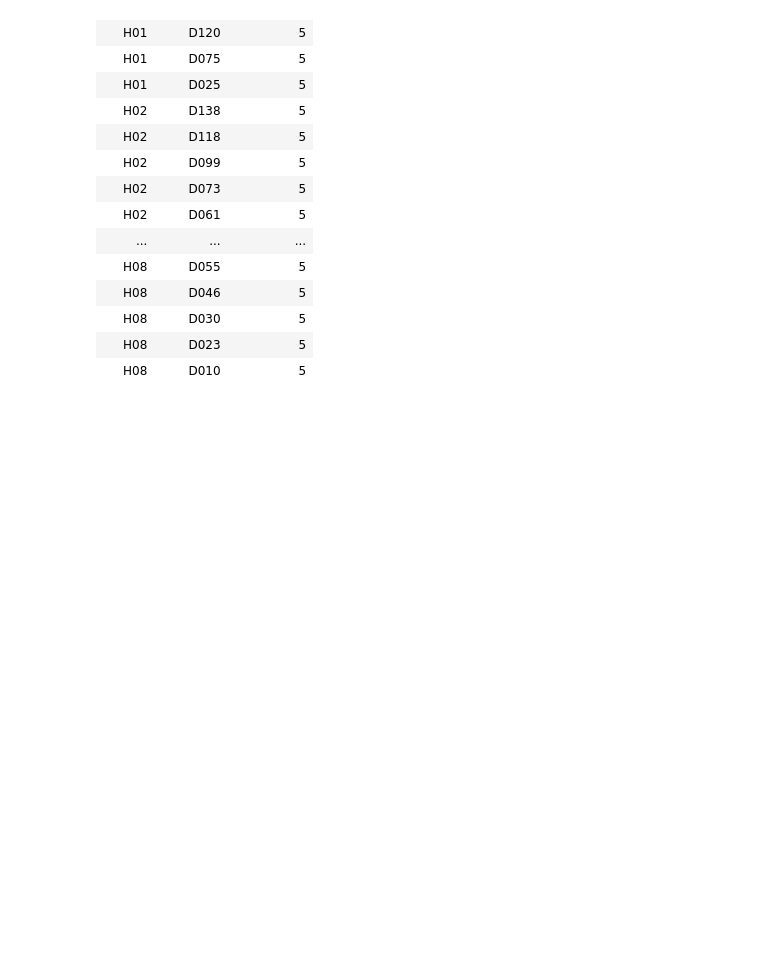
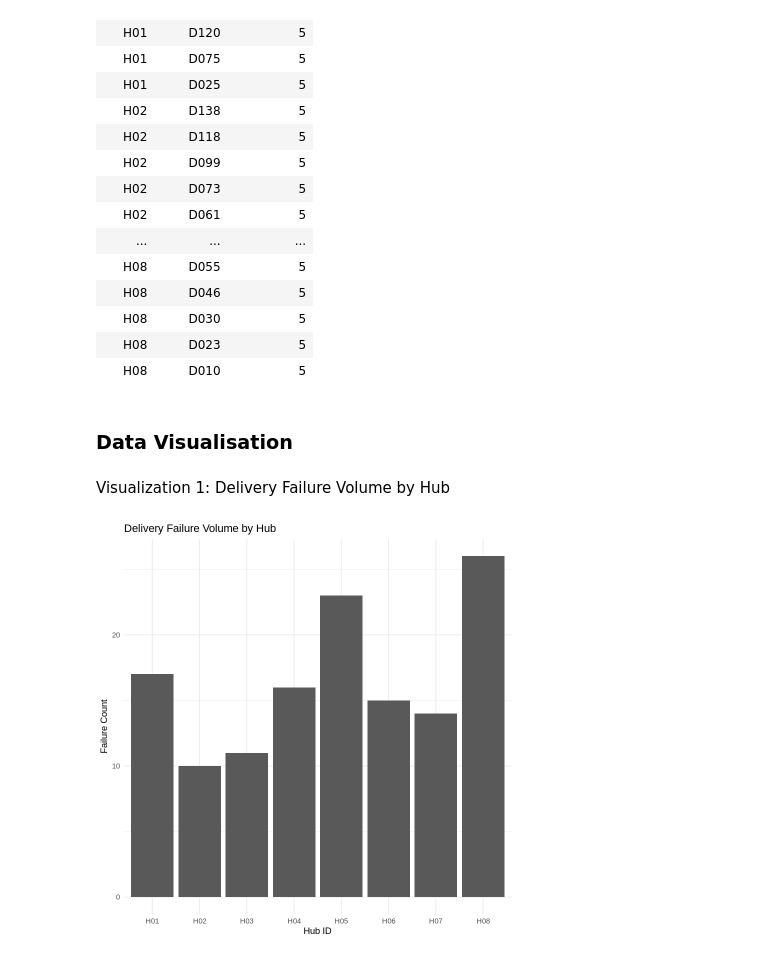
Before and after one commit to thasnissam/NorthStar_Data_Analytics_Project, a Jupyter notebook: Notebooks/SQL_in_R.ipynb, the cells around one changed output. Cells and saved outputs as stored; diff of their text form; code cells hidden in the pictures; blank space fills up the shorter version.

```diff
--- a/Notebooks/SQL_in_R.ipynb
+++ b/Notebooks/SQL_in_R.ipynb
@@ -373,3 +373,37 @@ A data.frame: 49 × 3
 | H08 | D030 | 5 |
 | H08 | D023 | 5 |
 | H08 | D010 | 5 |
+# %% [markdown]
+### Data Visualisation
+# %% [markdown]
+Visualization 1: Delivery Failure Volume by Hub
+# %%
+# Load required libraries
+library(sqldf)
+library(ggplot2)
+# SQL query executed inside R
+hub_failures <- sqldf("
+SELECT
+    hub_id,
+    COUNT(*) AS failure_count
+FROM deliveries
+WHERE delivery_status = 'Failed'
+GROUP BY hub_id
+ORDER BY failure_count DESC
+")
+# Create visualization
+ggplot(hub_failures,
+       aes(x = hub_id,
+           y = failure_count)) +
+
+  geom_bar(stat = 'identity') +
+
+  labs(
+    title = 'Delivery Failure Volume by Hub',
+    x = 'Hub ID',
+    y = 'Failure Count'
+  ) +
+
+  theme_minimal()
+# %% [output]
+[figure, added]
```
Also changed, not shown: parts of 4 cells of this notebook.
